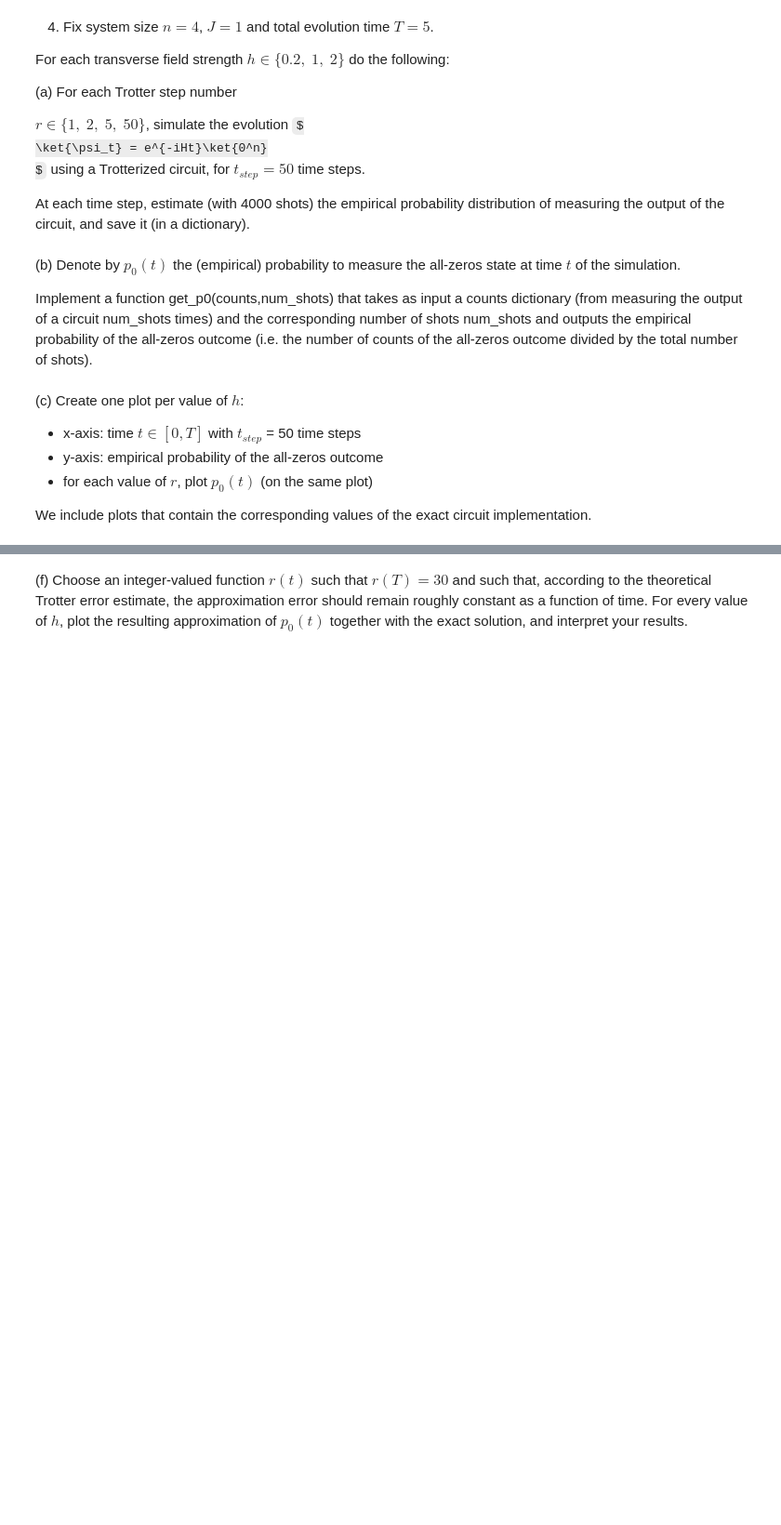
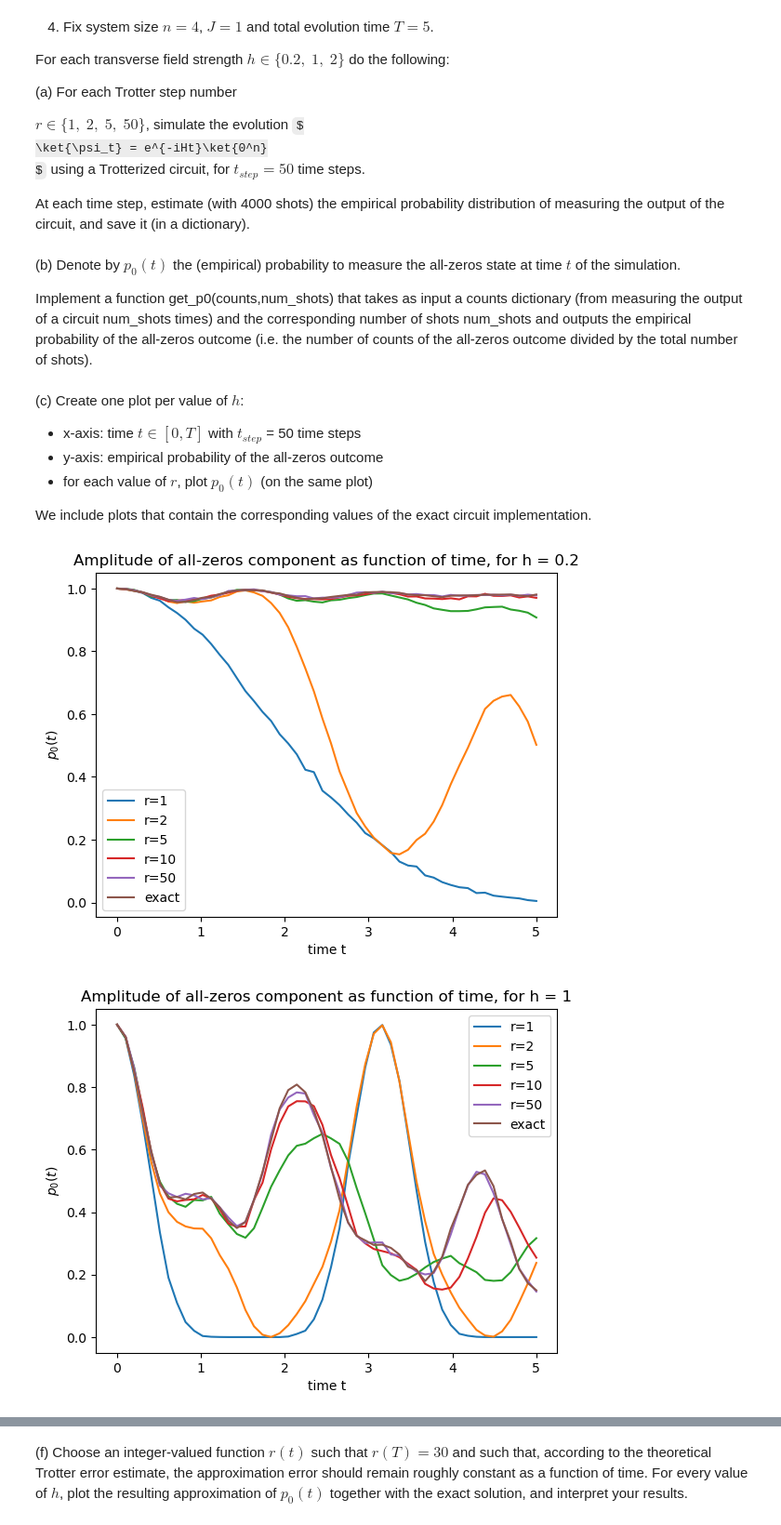
Before and after one commit to AACioffi/iqc-hamiltonian-simulation, a Jupyter notebook: part2/Trotterized_Hamiltonian_Simulation_Part_II_Template_v3.ipynb, the cells around one changed output, grey strips where cells are left out. Shown at 93% size. Drawn from its saved outputs; the diff is of its cells as text; code cells hidden in the pictures; some formulas as TeX source; blank space fills up the shorter version.

```diff
--- a/part2/Trotterized_Hamiltonian_Simulation_Part_II_Template_v3.ipynb
+++ b/part2/Trotterized_Hamiltonian_Simulation_Part_II_Template_v3.ipynb
@@ -169,9 +169,12 @@ for h in h_values:
         counts = []
         for t in times:
 
-            ### YOUR CODE ###
-            counts_t= ...
-            #################
+            qcirc = QuantumCircuit(n)
+            trotterized_Ising(n, J, h, qcirc, r, t)
+            qcirc.measure_all()
+            job = backend.run(qcirc, backend=backend, shots=num_shots, optimization_level=3)
+            result = job.result()
+            counts_t = result.get_counts(qcirc)
 
             counts.append(counts_t)
         counts_results[(h,r)] = counts
@@ -187,9 +190,7 @@ all_zeros_key = "0" * n
 # function to return all-zeros probability given counts dictionary
 def get_p0(counts,num_shots):
 
-    ### YOUR CODE ###
-    p0 = ...
-    #################
+    p0 = counts.get(all_zeros_key, 0) / num_shots
 
     return p0
 # %% [markdown]
@@ -203,23 +204,26 @@ We include plots that contain the corresponding values of the exact circuit impl
 # %%
 for h in h_values:
     plt.title("Amplitude of all-zeros component as function of time, for h = " + str(h))
     plt.xlabel("time t")
     plt.ylabel("$p_0(t)$")
     for r in r_values:
 
-        ### YOUR CODE ###
 
         #array of p0 values as function of time t
         p0_t = []
-
-        #################
+        for tt in range(t_steps):
+            dict_t = counts_results[(h,r)][tt]
+            p0_t.append(get_p0(dict_t, num_shots))
 
         plt.plot(times,p0_t,label="r="+str(r))
 
     # import and plot exact results, don't change this!
     with open("p0_exact_results.json", "r") as f:
         p0_exact_results = json.load(f)
     plt.plot(times, p0_exact_results[str(h)], label = "exact")
 
     plt.legend()
     plt.show()
+# %% [output]
+[figure, added]
+[figure, added]
```
Also changed, not shown: parts of 3 cells of this notebook.
